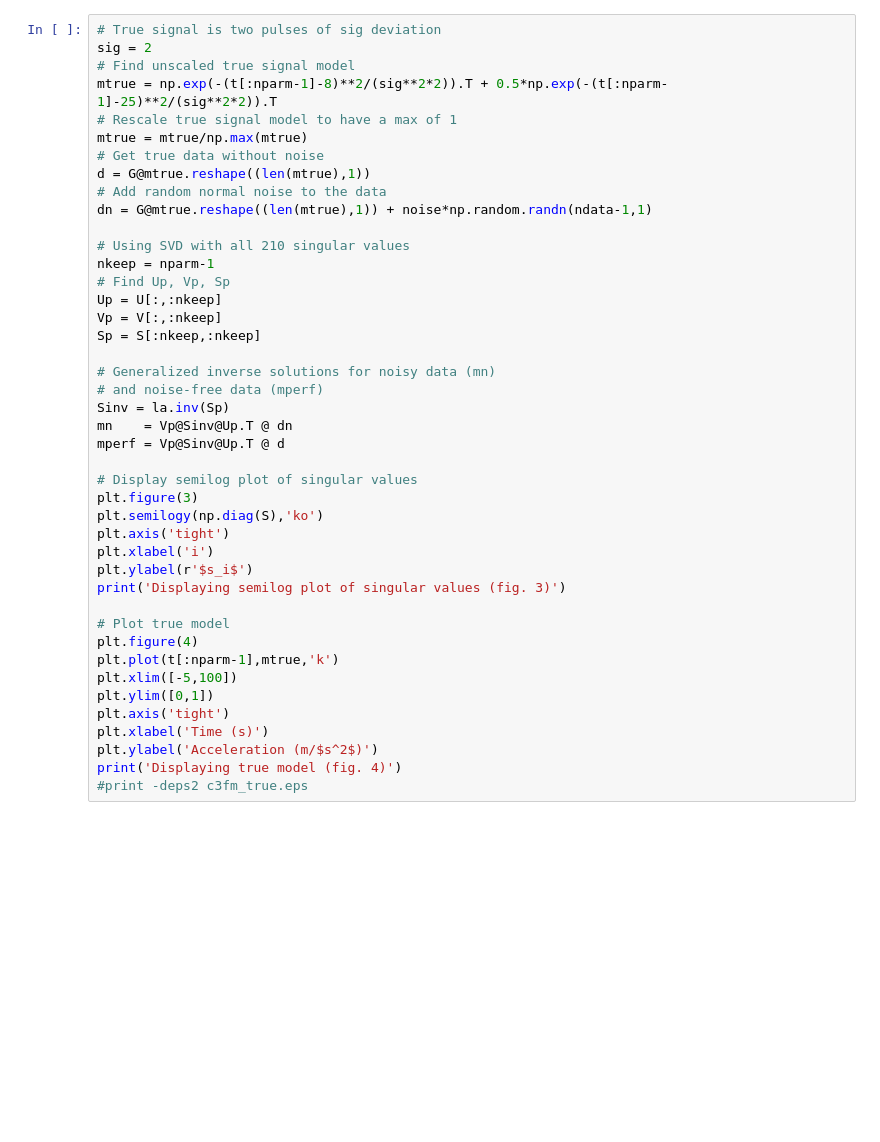
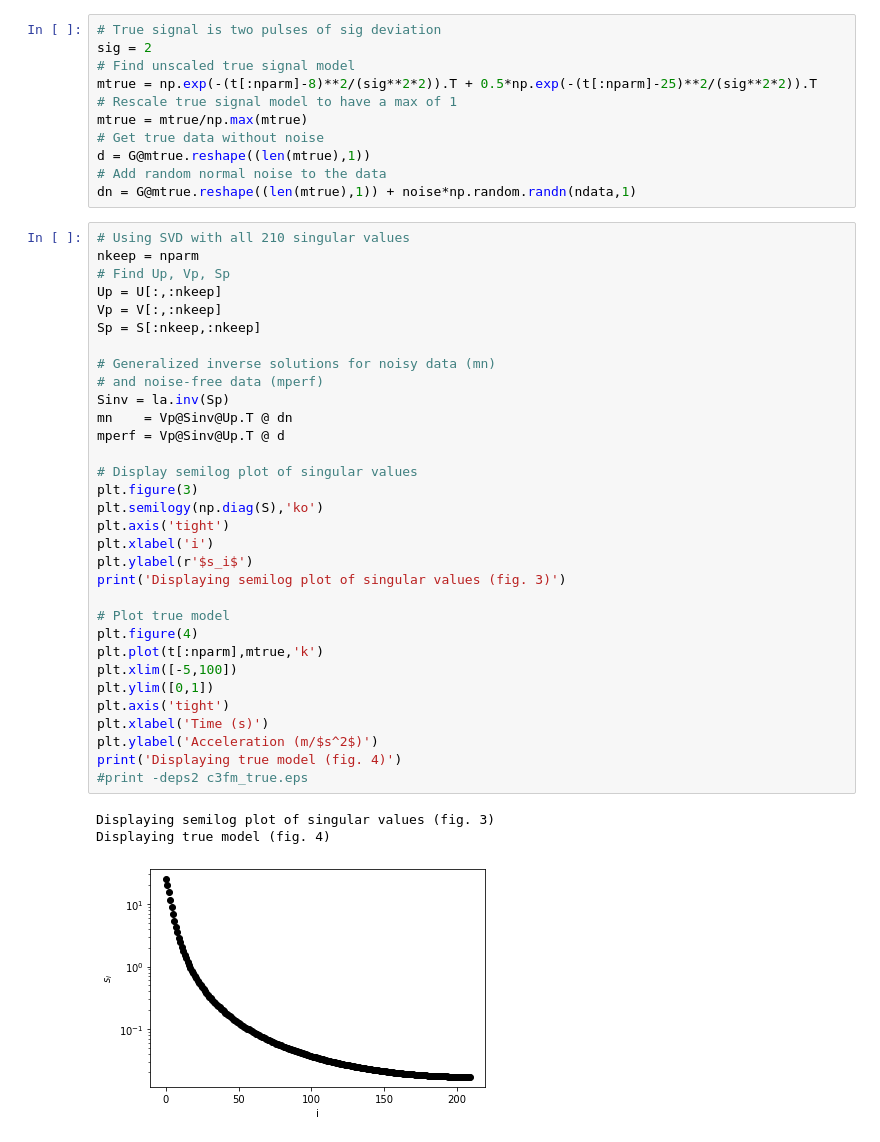
Before and after one commit to uafgeoteach/GEOS627_inverse, a Jupyter notebook: ex3p2.ipynb, the cells around one changed output. Drawn from its saved outputs; the diff is of its cells as text; blank space fills up the shorter version.

```diff
--- a/ex3p2.ipynb
+++ b/ex3p2.ipynb
@@ -84,43 +96,47 @@ print('Displaying image of G matrix (fig. 1)')
+# %%
+# True signal is two pulses of sig deviation
+sig = 2
+# Find unscaled true signal model
+mtrue = np.exp(-(t[:nparm]-8)**2/(sig**2*2)).T + 0.5*np.exp(-(t[:nparm]-25)**2/(sig**2*2)).T
+# Rescale true signal model to have a max of 1
+mtrue = mtrue/np.max(mtrue)
+# Get true data without noise
+d = G@mtrue.reshape((len(mtrue),1))
+# Add random normal noise to the data
+dn = G@mtrue.reshape((len(mtrue),1)) + noise*np.random.randn(ndata,1)
 # %%
-# True signal is two pulses of sig deviation
-sig = 2
-# Find unscaled true signal model
-mtrue = np.exp(-(t[:nparm-1]-8)**2/(sig**2*2)).T + 0.5*np.exp(-(t[:nparm-1]-25)**2/(sig**2*2)).T
-# Rescale true signal model to have a max of 1
-mtrue = mtrue/np.max(mtrue)
-# Get true data without noise
-d = G@mtrue.reshape((len(mtrue),1))
-# Add random normal noise to the data
-dn = G@mtrue.reshape((len(mtrue),1)) + noise*np.random.randn(ndata-1,1)
-
 # Using SVD with all 210 singular values
-nkeep = nparm-1
+nkeep = nparm
 # Find Up, Vp, Sp
 Up = U[:,:nkeep]
 Vp = V[:,:nkeep]
 Sp = S[:nkeep,:nkeep]
 
 # Generalized inverse solutions for noisy data (mn)
 # and noise-free data (mperf)
 Sinv = la.inv(Sp)
 mn    = Vp@Sinv@Up.T @ dn
 mperf = Vp@Sinv@Up.T @ d
 
 # Display semilog plot of singular values
 plt.figure(3)
 plt.semilogy(np.diag(S),'ko')
 plt.axis('tight')
 plt.xlabel('i')
 plt.ylabel(r'$s_i$')
 print('Displaying semilog plot of singular values (fig. 3)')
 
 # Plot true model
 plt.figure(4)
-plt.plot(t[:nparm-1],mtrue,'k')
+plt.plot(t[:nparm],mtrue,'k')
 plt.xlim([-5,100])
 plt.ylim([0,1])
 plt.axis('tight')
 plt.xlabel('Time (s)')
 plt.ylabel('Acceleration (m/$s^2$)')
 print('Displaying true model (fig. 4)')
 #print -deps2 c3fm_true.eps
+# %% [output]
+Displaying semilog plot of singular values (fig. 3)
+Displaying true model (fig. 4)
+[figure, added]
```
Also changed, not shown: parts of 16 cells of this notebook, 1 other file.
